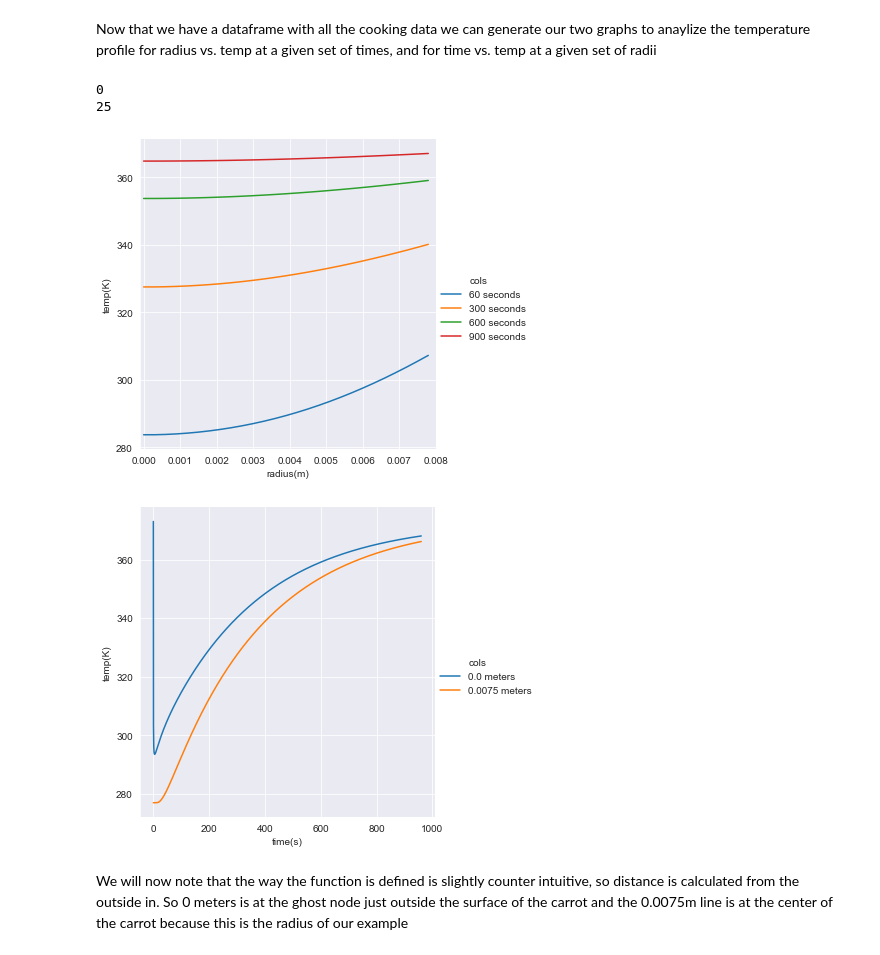
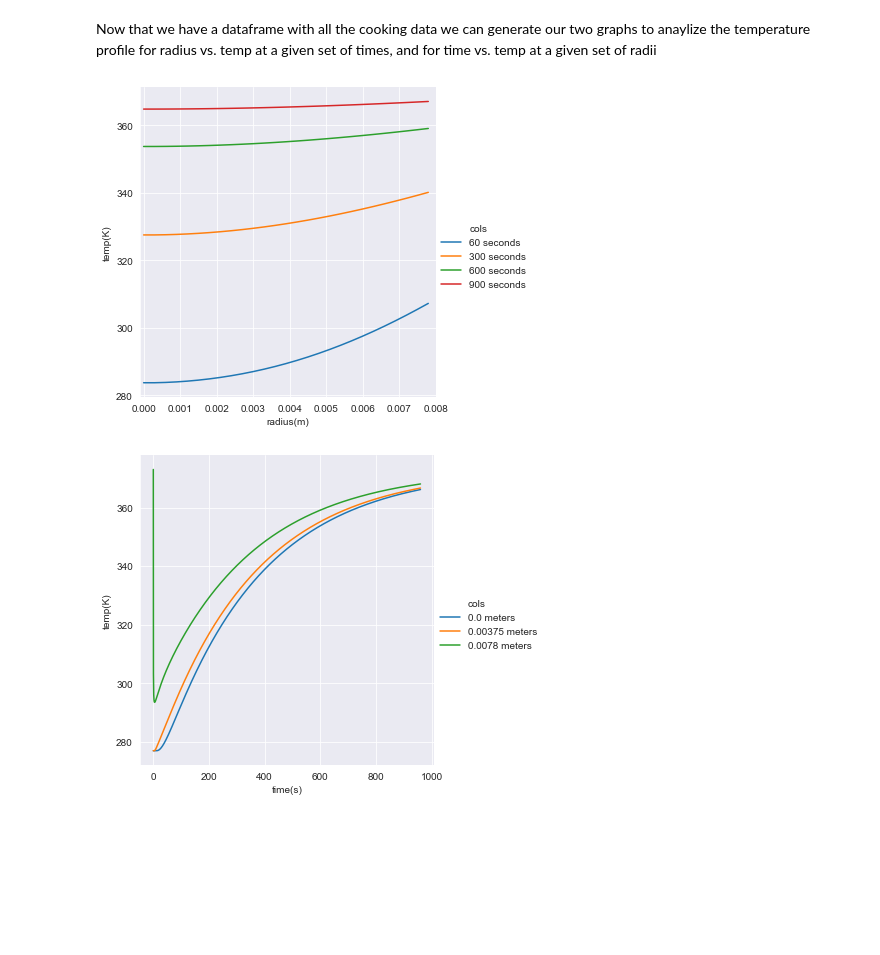
Before and after one commit to jmox0351/vegitarian_binder, a Jupyter notebook: Veg_binder.ipynb, the cells around one changed output. Saved outputs shown, nothing was run; the diff lists cells and outputs as text; code cells hidden in the pictures; blank space fills up the shorter version.

```diff
--- a/Veg_binder.ipynb
+++ b/Veg_binder.ipynb
@@ -71,8 +71,7 @@ def graphIt(data, rad, k, cp, rho, times, radii):
     df2 = pd.DataFrame({'time(s)': timePoints}) #dataframe for time vs. temp
     for i in range(0, len(radii)):
         colName = str(radii[i]) + ' meters'
-        index = int(round(radii[i]/deltaR))
-        print(index)
+        index = -1*(int(round(data.shape[1]-(rad+deltaR-radii[i])/deltaR)))
         df2[colName] = data.iloc[:,index]
 
     df2 = df2.melt('time(s)', var_name = 'cols', value_name = 'temp(K)')
@@ -80,11 +79,7 @@ def graphIt(data, rad, k, cp, rho, times, radii):
     g2 = sns.relplot(data = df2, x = 'time(s)', y = 'temp(K)', hue = 'cols', kind = 'line')
     plt.show()
 # %%
-graphIt(df1, 0.0075, 0.569,1029,3810, np.array([60,300,600,900]), np.array([0.0,0.0075]))
+graphIt(df1, 0.0075, 0.569,1029,3810, np.array([60,300,600,900]), np.array([0.0,0.0075*0.5,0.0075*(1+1/25)]))
 # %% [output]
-0
-25
 [figure]
-[figure, old version]
+[figure, new version]
-# %% [markdown]
-We will now note that the way the function is defined is slightly counter intuitive, so distance is calculated from the outside in. So 0 meters is at the ghost node just outside the surface of the carrot and the 0.0075m line is at the center of the carrot because this is the radius of our example
```
